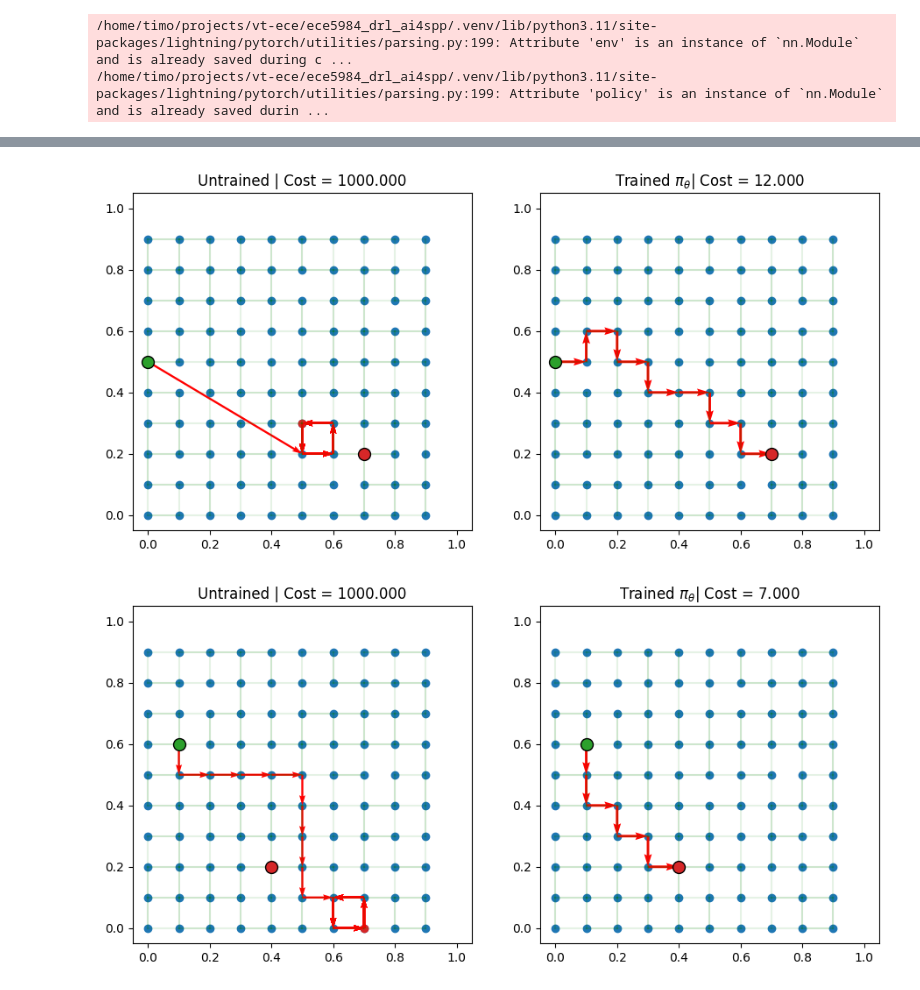
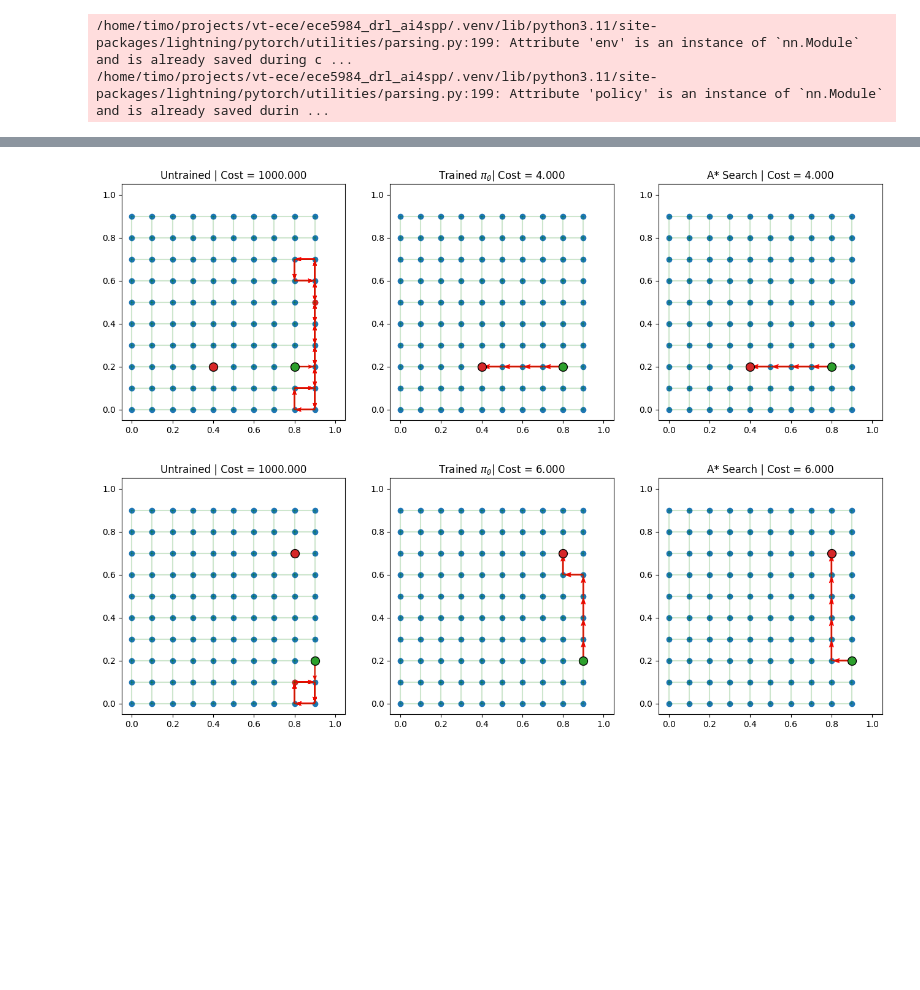
Before and after one commit to TimoThans33/ece5984_drl_ai4spp, a Jupyter notebook: code/exploration.ipynb, the cells around one changed output, grey strips where cells are left out. Cells and saved outputs as stored; diff of their text form; code cells hidden in the pictures; blank space fills up the shorter version.

Commit message:
update with astar - DRL comparison

```diff
--- a/code/exploration.ipynb
+++ b/code/exploration.ipynb
@@ -154,29 +147,37 @@ LOCAL_RANK: 0 - CUDA_VISIBLE_DEVICES: [0]
 # %%
 # infer_env = SPPEnv(num_loc=500)
+#from SPPenv import SPPEnv
+#infer_env = SPPDynamicEnv(num_loc=100)
+# infer_env = SPPEnv(num_loc=100)
 
-from SPPdynamicenv import SPPDynamicEnv
-from SPPv2env import SPPEnv
-#infer_env = SPPDynamicEnv(num_loc=100)
-infer_env = SPPEnv(num_loc=100)
+# td_init = env.reset(batch_size=[3]).to(device)
 
-td_init = infer_env.reset(batch_size=[3]).to(device)
+# model = model.to(device)
+# out = model(td_init.clone(),env=env, phase="test", decode_type="greedy",
+# return_actions=True)
+# actions_trained = out['actions'].cpu().detach()
 
-model = model.to(device)
-out = model(td_init.clone(),env=infer_env, phase="test", decode_type="greedy",
-return_actions=True)
+policy = model.policy.to(device)
+out = policy(td_init.clone(), env, phase="test", decode_type="greedy", return_actions=True)
 actions_trained = out['actions'].cpu().detach()
+
+# run A* search on the environment
+astar = AStarSearch(td_init.clone())
+astar_out = astar.search()
+actions_astar = astar_out["actions"].cpu().detach()
 
 # Plotting
 import matplotlib.pyplot as plt
 for i, td in enumerate(td_init):
-    fig, axs = plt.subplots(1,2, figsize=(11,5))
+    fig, axs = plt.subplots(1,3, figsize=(16,5))
     env.render(td, actions_untrained[i], ax=axs[0])
+    axs[0].set_title(f"Untrained | Cost = {-rewards_untrained[i].item():.3f}")
 
-    infer_env.render(td, actions_trained[i], ax=axs[1])
-    axs[0].set_title(f"Untrained | Cost = {-rewards_untrained[i].item():.3f}")
+    env.render(td, actions_trained[i], ax=axs[1])
     axs[1].set_title(r"Trained $\pi_\theta$" + f"| Cost = {-out['reward'][i].item():.3f}")
 
-# Plot the
+    env.render(td, actions_astar[i], ax=axs[2])
+    axs[2].set_title("A* Search | Cost = {:.3f}".format(-astar_out["reward"][i].item()))
 # %% [output]
-[figure, old version]
+[figure, new version]
-[figure, old version]
+[figure, new version]
```
Also changed, not shown: parts of 7 cells of this notebook, 25 other files.
